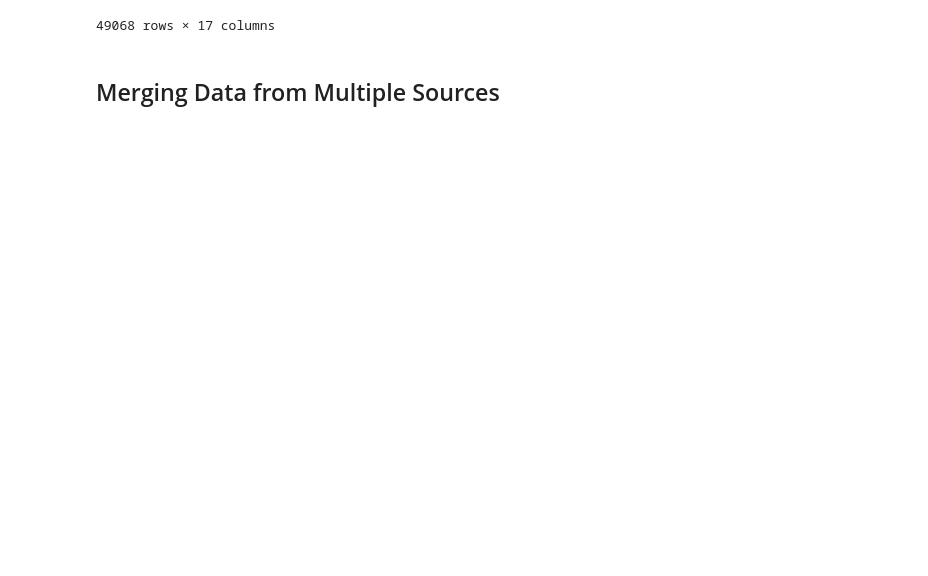
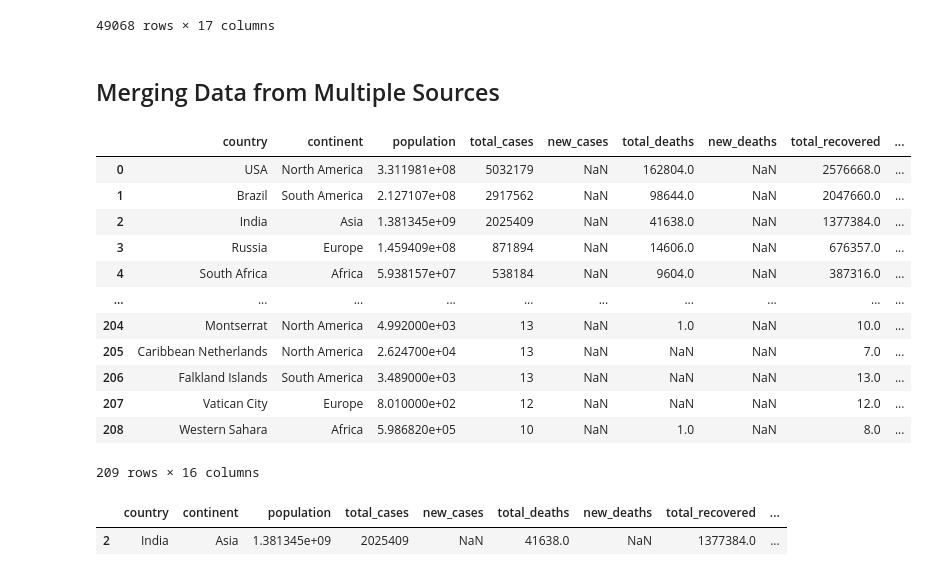
Before and after one commit to Swaraz08/Jupyter, a Jupyter notebook: pandas.ipynb, the cells around one changed output. Cells and saved outputs as stored; diff of their text form; code cells hidden in the pictures; blank space fills up the shorter version.

```diff
--- a/pandas.ipynb
+++ b/pandas.ipynb
@@ -506,0 +509,21 @@ covid_df
+# %%
+locations_df
+# %% [output]
+|  | country | continent | population | total_cases | new_cases | total_deaths | new_deaths | total_recovered | ... |
+| 0 | USA | North America | 3.311981e+08 | 5032179 | NaN | 162804.0 | NaN | 2576668.0 | ... |
+| 1 | Brazil | South America | 2.127107e+08 | 2917562 | NaN | 98644.0 | NaN | 2047660.0 | ... |
+| 2 | India | Asia | 1.381345e+09 | 2025409 | NaN | 41638.0 | NaN | 1377384.0 | ... |
+| 3 | Russia | Europe | 1.459409e+08 | 871894 | NaN | 14606.0 | NaN | 676357.0 | ... |
+| 4 | South Africa | Africa | 5.938157e+07 | 538184 | NaN | 9604.0 | NaN | 387316.0 | ... |
+| ... | ... | ... | ... | ... | ... | ... | ... | ... | ... |
+| 204 | Montserrat | North America | 4.992000e+03 | 13 | NaN | 1.0 | NaN | 10.0 | ... |
+| 205 | Caribbean Netherlands | North America | 2.624700e+04 | 13 | NaN | NaN | NaN | 7.0 | ... |
+| 206 | Falkland Islands | South America | 3.489000e+03 | 13 | NaN | NaN | NaN | 13.0 | ... |
+| 207 | Vatican City | Europe | 8.010000e+02 | 12 | NaN | NaN | NaN | 12.0 | ... |
+| 208 | Western Sahara | Africa | 5.986820e+05 | 10 | NaN | 1.0 | NaN | 8.0 | ... |
+209 rows × 16 columns
+# %%
+locations_df[locations_df.country=='India']
+# %% [output]
+|  | country | continent | population | total_cases | new_cases | total_deaths | new_deaths | total_recovered | ... |
+| 2 | India | Asia | 1.381345e+09 | 2025409 | NaN | 41638.0 | NaN | 1377384.0 | ... |
```
Also changed, not shown: parts of 11 cells of this notebook, 3 other files.
